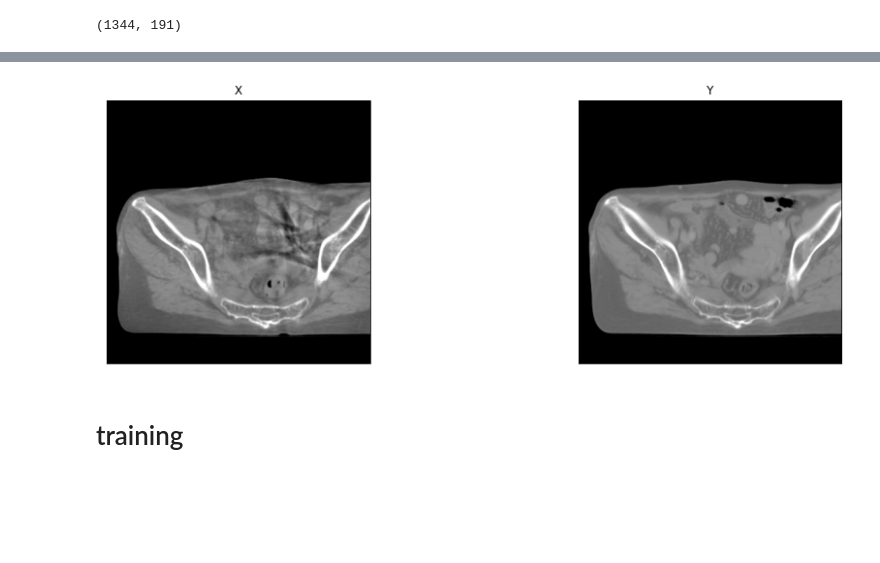
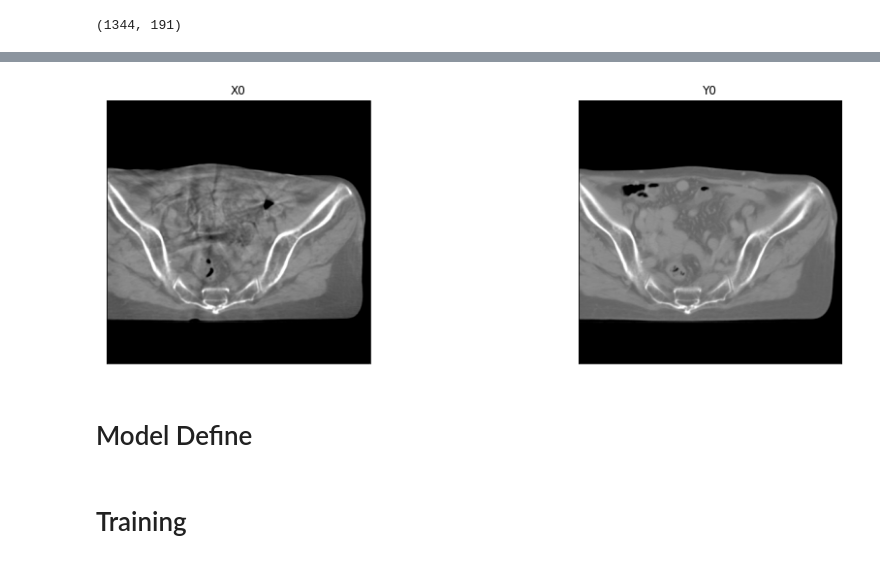
Before and after one commit to junjun1023/cbct_enhancement, a Jupyter notebook: CycleGAN.ipynb, the cells around one changed output, grey strips where cells are left out. Saved outputs shown, nothing was run; the diff lists cells and outputs as text; code cells hidden in the pictures; blank space fills up the shorter version.

```diff
--- a/CycleGAN.ipynb
+++ b/CycleGAN.ipynb
@@ -694,6 +358,6 @@ x.shape, y.shape
 # %%
 visualize(
-    x = x[0][0].squeeze(),
-    y = y[0][0].squeeze())
+    x0 = x[0].squeeze(),
+    y0 = y[0].squeeze())
 # %% [output]
-[figure, old version]
+[figure, new version]
@@ -699,0 +367,2 @@ visualize(
+# %% [markdown]
+# Model Define
@@ -700,2 +383,2 @@ visualize(
 # %% [markdown]
-# training
+# Training
```
Also changed, not shown: parts of 56 cells of this notebook, 1 other file.
